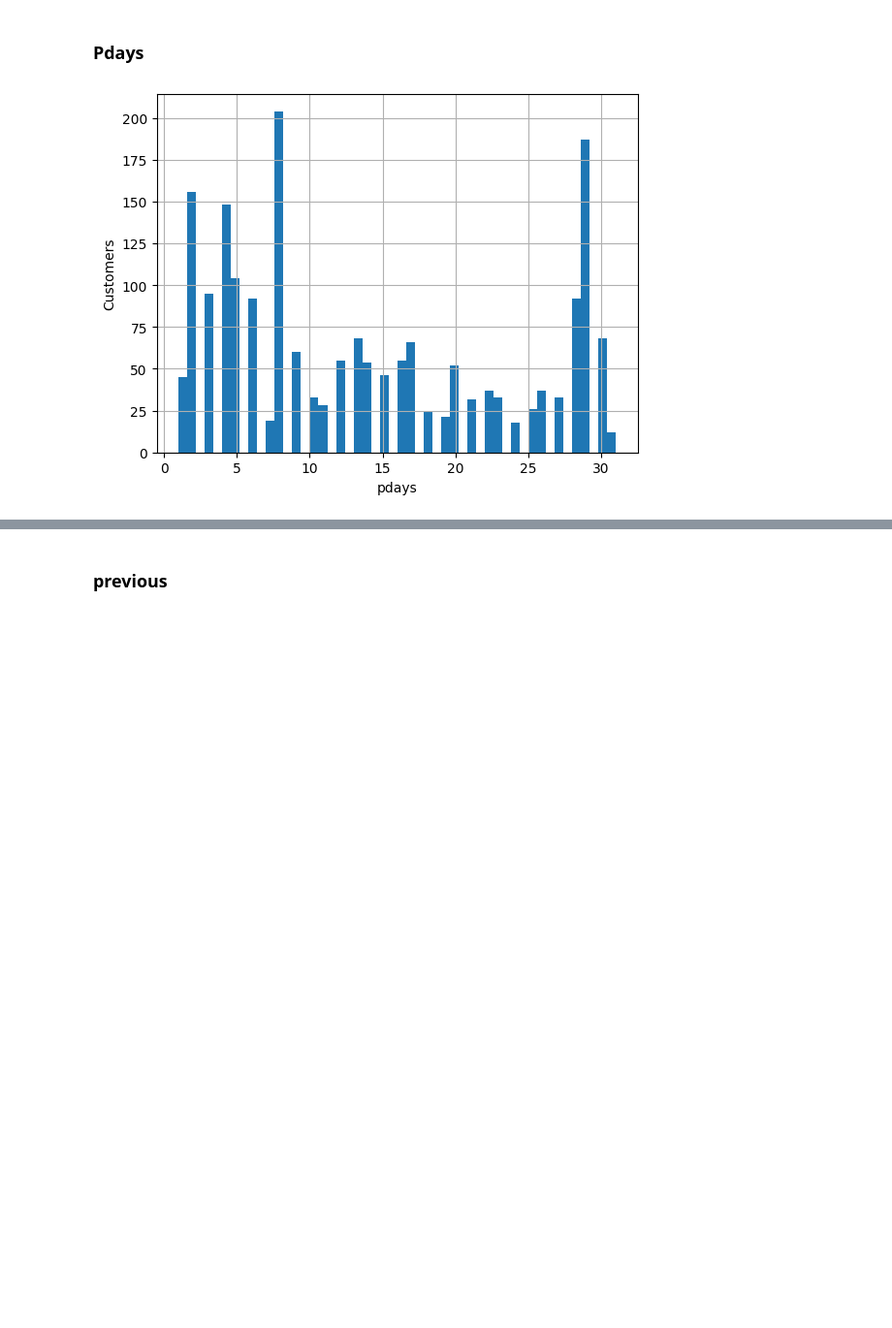
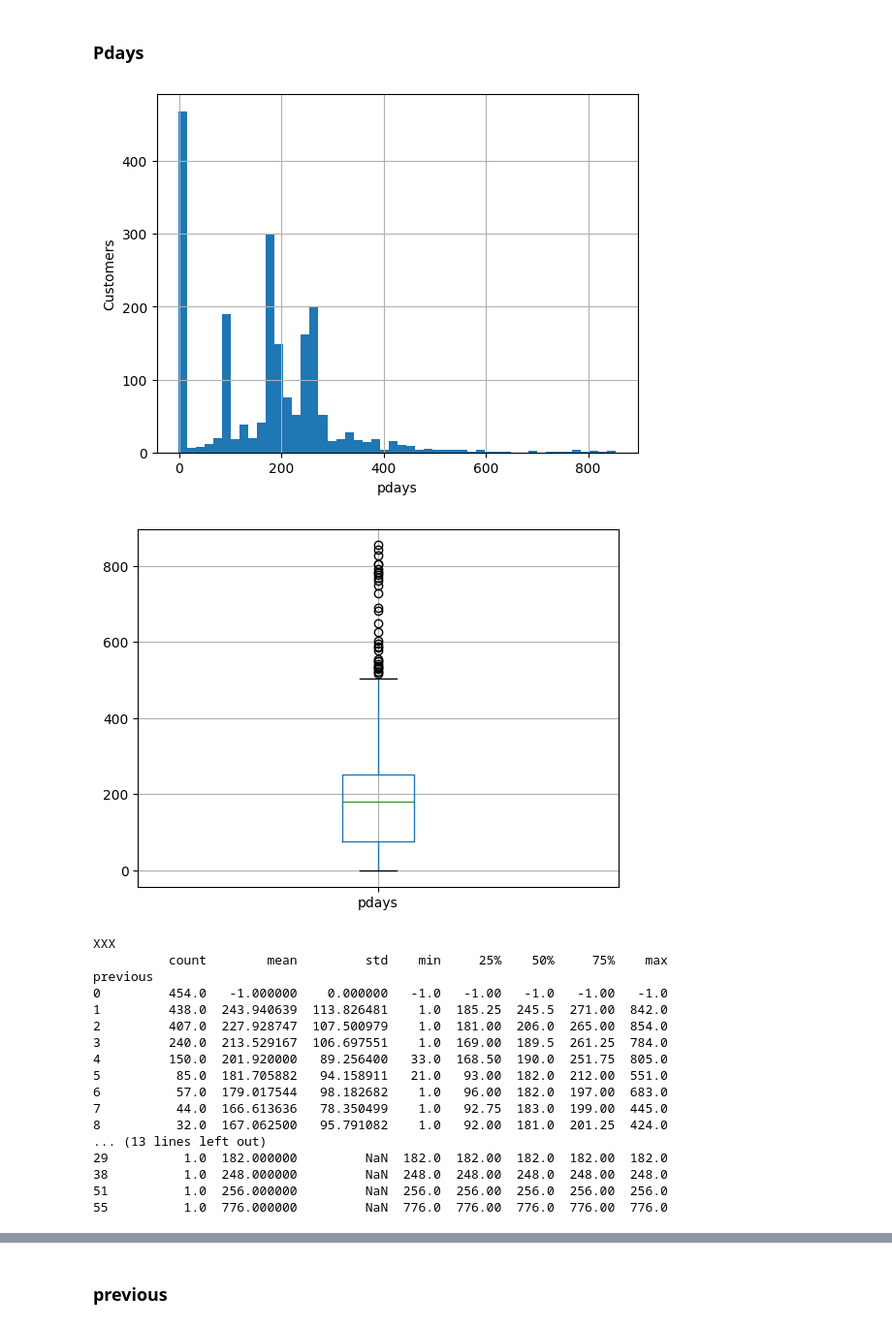
Before and after one commit to qaz73/ULAssignment-1, a Jupyter notebook: etivity1.ipynb, the cells around one changed output, grey strips where cells are left out. Shown at 97% size. Saved outputs shown, nothing was run; the diff lists cells and outputs as text; code cells hidden in the pictures; blank space fills up the shorter version.

```diff
--- a/etivity1.ipynb
+++ b/etivity1.ipynb
@@ -308,9 +332,36 @@ plt.show()
 # %% [markdown]
 ### Pdays
 # %%
-df['day'].hist(bins=50);
+# number of days that passed by after the client was last contacted from a previous campaign
+df['pdays'].hist(bins=50);
 plt.xlabel('pdays');
 plt.ylabel('Customers');
 plt.show()
+
+df.boxplot(column='pdays')
+plt.show()
+
+# Get specific values on the above
+print('XXX')
+groupedBySubscribe = df.groupby('previous')['pdays'].describe()
+print (groupedBySubscribe)
 # %% [output]
-[figure, old version]
+[figure, new version]
+[figure, added]
+XXX
+          count        mean         std    min     25%    50%     75%    max
+previous
+0         454.0   -1.000000    0.000000   -1.0   -1.00   -1.0   -1.00   -1.0
+1         438.0  243.940639  113.826481    1.0  185.25  245.5  271.00  842.0
+2         407.0  227.928747  107.500979    1.0  181.00  206.0  265.00  854.0
+3         240.0  213.529167  106.697551    1.0  169.00  189.5  261.25  784.0
+4         150.0  201.920000   89.256400   33.0  168.50  190.0  251.75  805.0
+5          85.0  181.705882   94.158911   21.0   93.00  182.0  212.00  551.0
+6          57.0  179.017544   98.182682    1.0   96.00  182.0  197.00  683.0
+7          44.0  166.613636   78.350499    1.0   92.75  183.0  199.00  445.0
+8          32.0  167.062500   95.791082    1.0   92.00  181.0  201.25  424.0
+... (13 lines left out)
+29          1.0  182.000000         NaN  182.0  182.00  182.0  182.00  182.0
+38          1.0  248.000000         NaN  248.0  248.00  248.0  248.00  248.0
+51          1.0  256.000000         NaN  256.0  256.00  256.0  256.00  256.0
+55          1.0  776.000000         NaN  776.0  776.00  776.0  776.00  776.0
```
Also changed, not shown: parts of 10 cells of this notebook.
